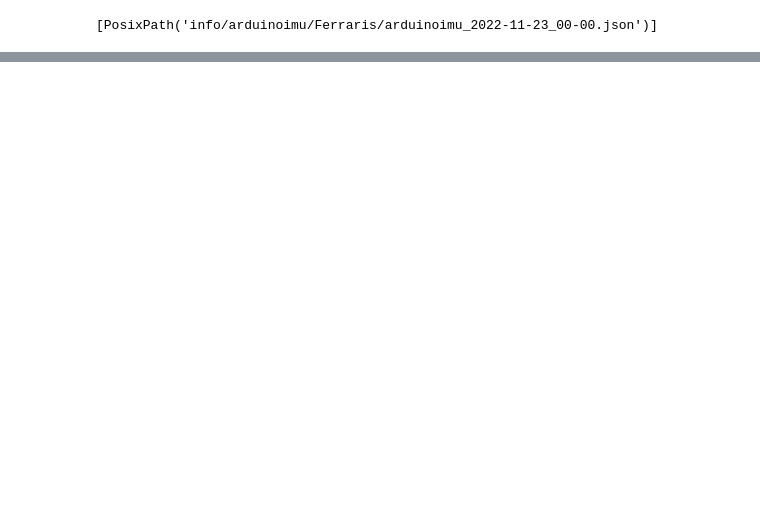
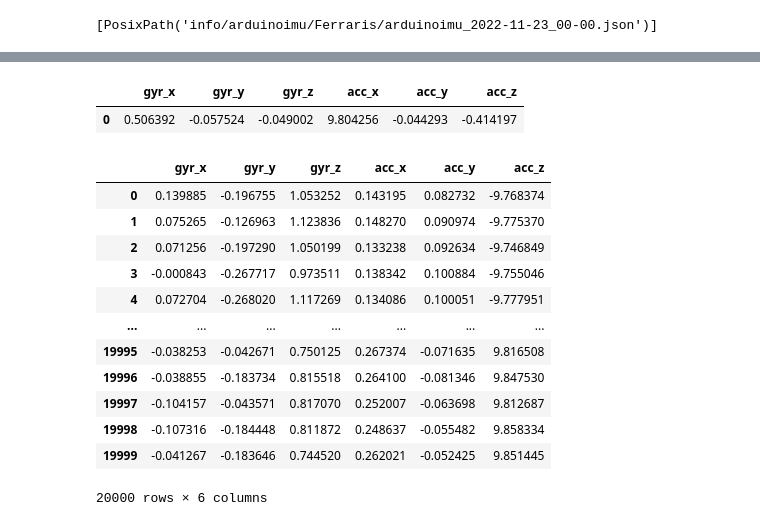
Before and after one commit to AthimetA/FRA333, a Jupyter notebook: src/fra333_lab3_25_v1/cocoav_kinematics/scripts/imucal/cocoa_calibate.ipynb, the cells around one changed output, grey strips where cells are left out. Cells and saved outputs as stored; diff of their text form; code cells hidden in the pictures; blank space fills up the shorter version.

```diff
--- a/src/fra333_lab3_25_v1/cocoav_kinematics/scripts/imucal/cocoa_calibate.ipynb
+++ b/src/fra333_lab3_25_v1/cocoav_kinematics/scripts/imucal/cocoa_calibate.ipynb
@@ -119,3 +149,26 @@ calibrated_data = loaded_cal_info.calibrate_df(data, "m/s^2", "rad/s")
+# %%
+newdf = pd.DataFrame([new_data], columns=data.columns)
+newdf
+# %% [output]
+|  | gyr_x | gyr_y | gyr_z | acc_x | acc_y | acc_z |
+| 0 | 0.506392 | -0.057524 | -0.049002 | 9.804256 | -0.044293 | -0.414197 |
+# %%
+calibrated_data = loaded_cal_info.calibrate_df(data, "m/s^2", "deg/s")
+calibrated_data
+# %% [output]
+|  | gyr_x | gyr_y | gyr_z | acc_x | acc_y | acc_z |
+| 0 | 0.139885 | -0.196755 | 1.053252 | 0.143195 | 0.082732 | -9.768374 |
+| 1 | 0.075265 | -0.126963 | 1.123836 | 0.148270 | 0.090974 | -9.775370 |
+| 2 | 0.071256 | -0.197290 | 1.050199 | 0.133238 | 0.092634 | -9.746849 |
+| 3 | -0.000843 | -0.267717 | 0.973511 | 0.138342 | 0.100884 | -9.755046 |
+| 4 | 0.072704 | -0.268020 | 1.117269 | 0.134086 | 0.100051 | -9.777951 |
+| ... | ... | ... | ... | ... | ... | ... |
+| 19995 | -0.038253 | -0.042671 | 0.750125 | 0.267374 | -0.071635 | 9.816508 |
+| 19996 | -0.038855 | -0.183734 | 0.815518 | 0.264100 | -0.081346 | 9.847530 |
+| 19997 | -0.104157 | -0.043571 | 0.817070 | 0.252007 | -0.063698 | 9.812687 |
+| 19998 | -0.107316 | -0.184448 | 0.811872 | 0.248637 | -0.055482 | 9.858334 |
+| 19999 | -0.041267 | -0.183646 | 0.744520 | 0.262021 | -0.052425 | 9.851445 |
+20000 rows × 6 columns
 # %%
 import matplotlib.pyplot as plt
 from numpy.linalg import norm
```
Also changed, not shown: parts of 13 cells of this notebook, 9 other files.
